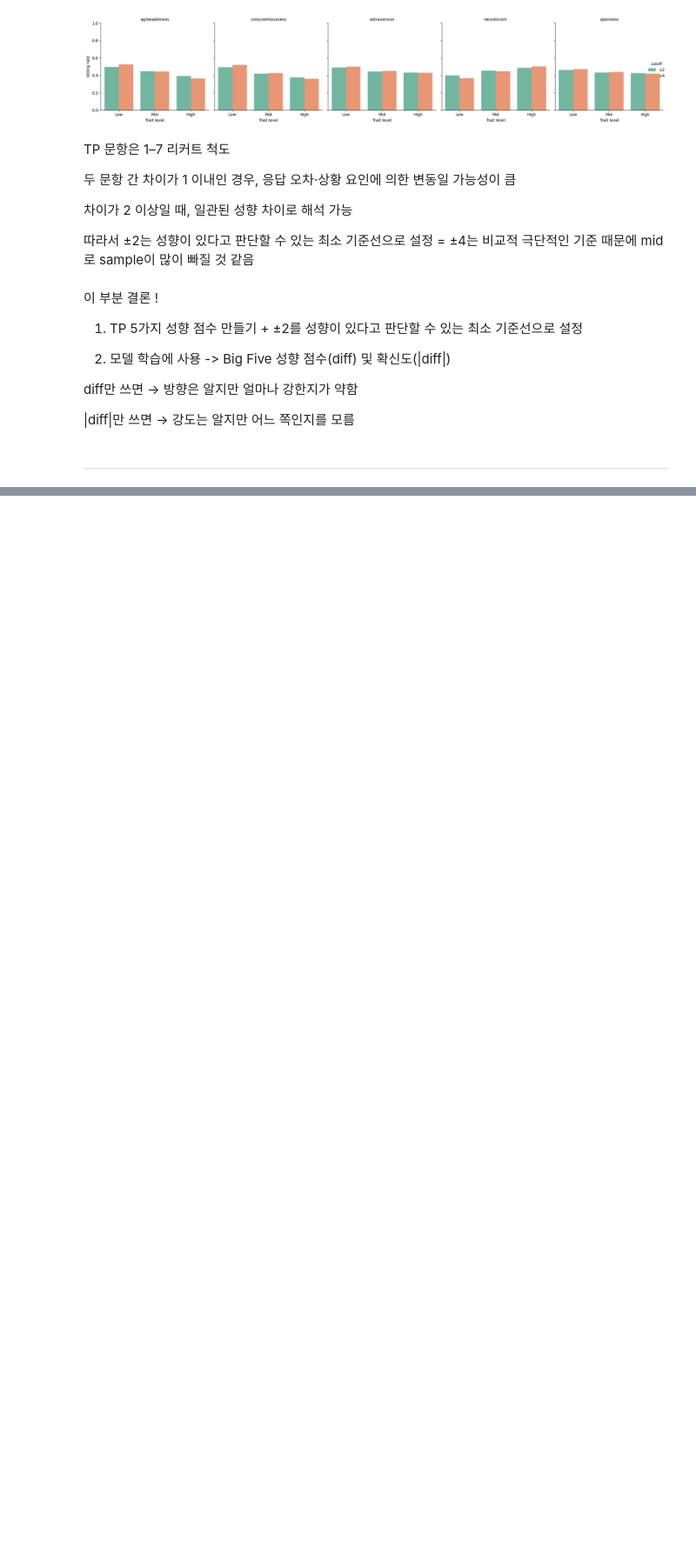
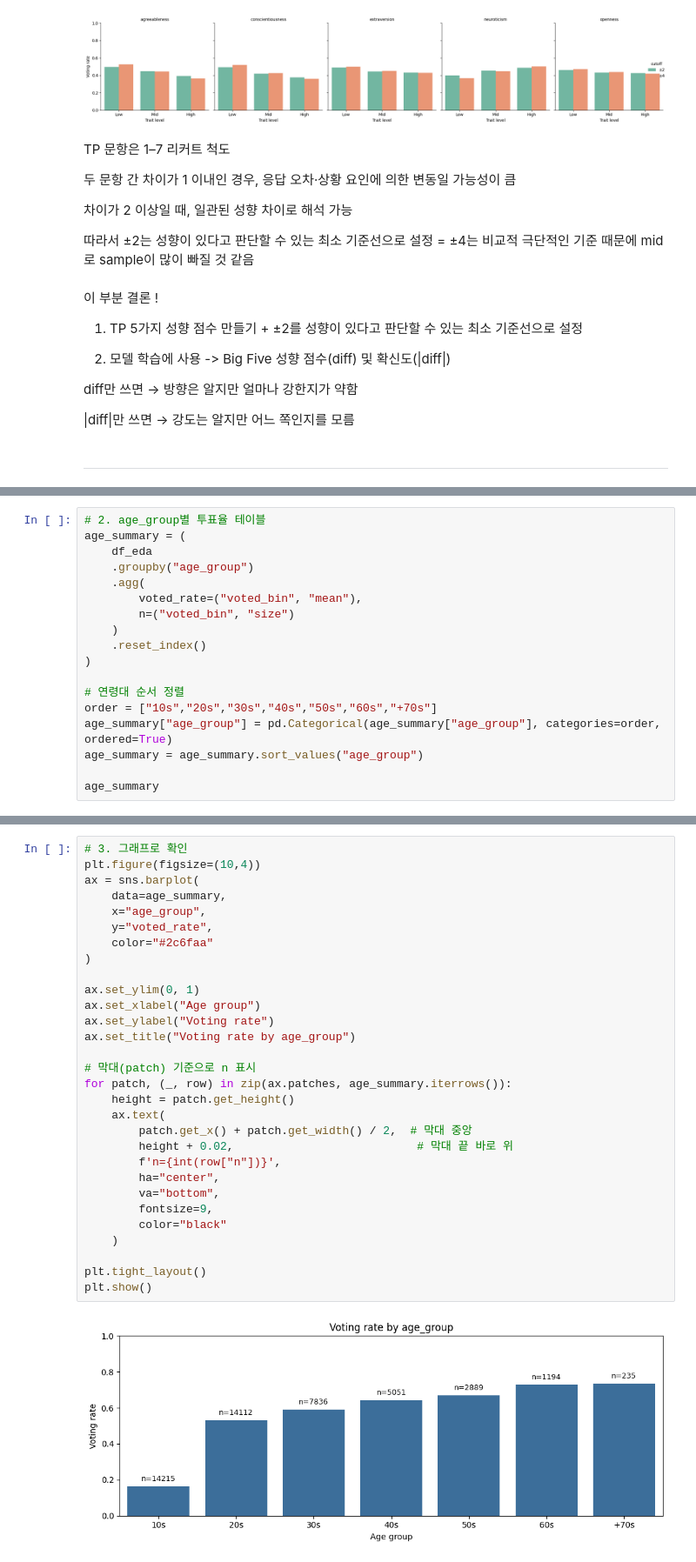
Before and after one commit to hyem1013/vote-AI, a Jupyter notebook: notebooks/hyemin/01_EDA.ipynb, the cells around one changed output, grey strips where cells are left out. Shown at 87% size. Cells and saved outputs as stored; diff of their text form; blank space fills up the shorter version.

```diff
--- a/notebooks/hyemin/01_EDA.ipynb
+++ b/notebooks/hyemin/01_EDA.ipynb
@@ -600,0 +626,18 @@ diff만 쓰면 → 방향은 알지만 얼마나 강한지가 약함
+# %%
+# 2. age_group별 투표율 테이블
+age_summary = (
+    df_eda
+    .groupby("age_group")
+    .agg(
+        voted_rate=("voted_bin", "mean"),
+        n=("voted_bin", "size")
+    )
+    .reset_index()
+)
+
+# 연령대 순서 정렬
+order = ["10s","20s","30s","40s","50s","60s","+70s"]
+age_summary["age_group"] = pd.Categorical(age_summary["age_group"], categories=order, ordered=True)
+age_summary = age_summary.sort_values("age_group")
+
+age_summary
@@ -600,0 +653,32 @@ diff만 쓰면 → 방향은 알지만 얼마나 강한지가 약함
+# %%
+# 3. 그래프로 확인
+plt.figure(figsize=(10,4))
+ax = sns.barplot(
+    data=age_summary,
+    x="age_group",
+    y="voted_rate",
+    color="#2c6faa"
+)
+
+ax.set_ylim(0, 1)
+ax.set_xlabel("Age group")
+ax.set_ylabel("Voting rate")
+ax.set_title("Voting rate by age_group")
+
+# 막대(patch) 기준으로 n 표시
+for patch, (_, row) in zip(ax.patches, age_summary.iterrows()):
+    height = patch.get_height()
+    ax.text(
+        patch.get_x() + patch.get_width() / 2,  # 막대 중앙
+        height + 0.02,                           # 막대 끝 바로 위
+        f'n={int(row["n"])}',
+        ha="center",
+        va="bottom",
+        fontsize=9,
+        color="black"
+    )
+
+plt.tight_layout()
+plt.show()
+# %% [output]
+[figure, added]
```
Also changed, not shown: parts of 29 cells of this notebook.
